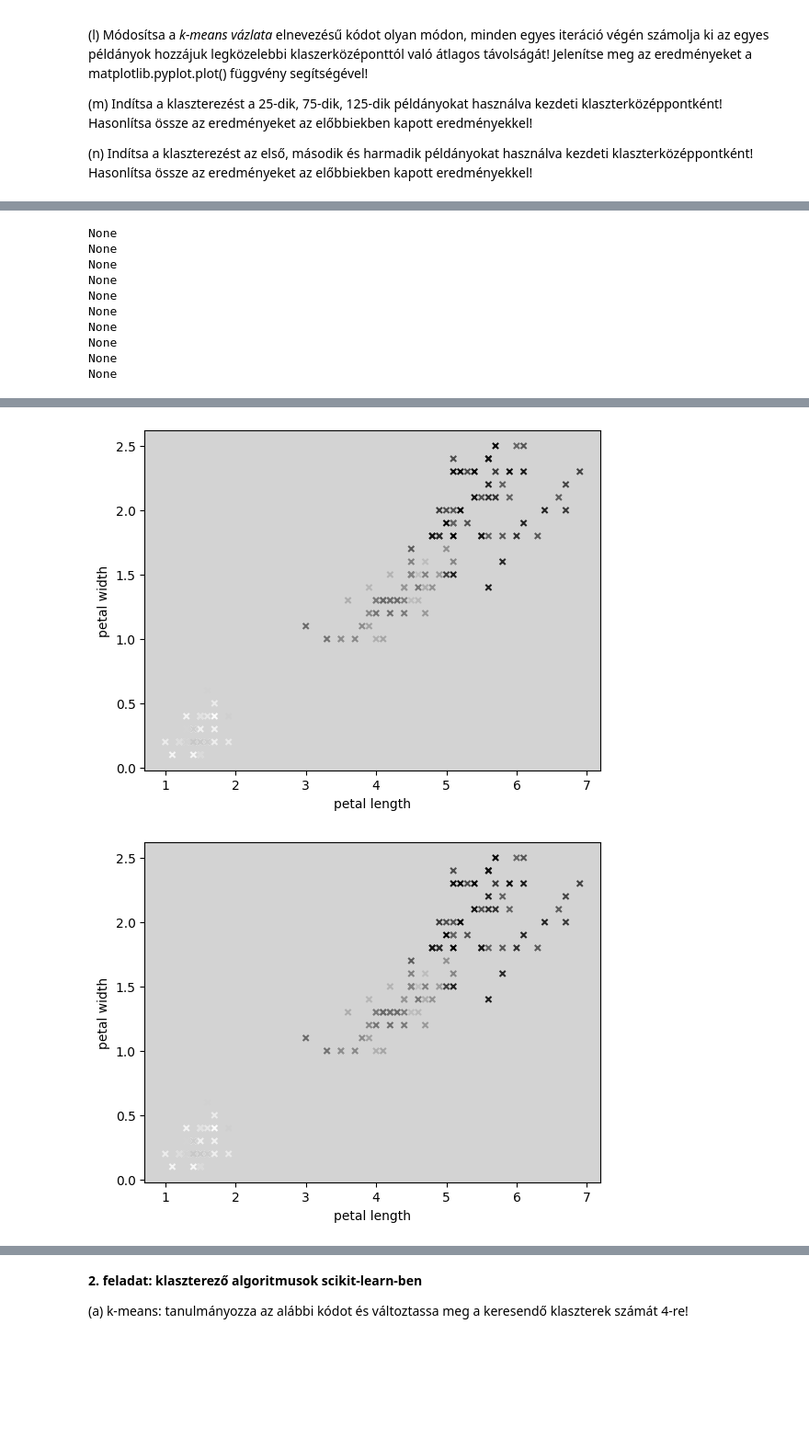
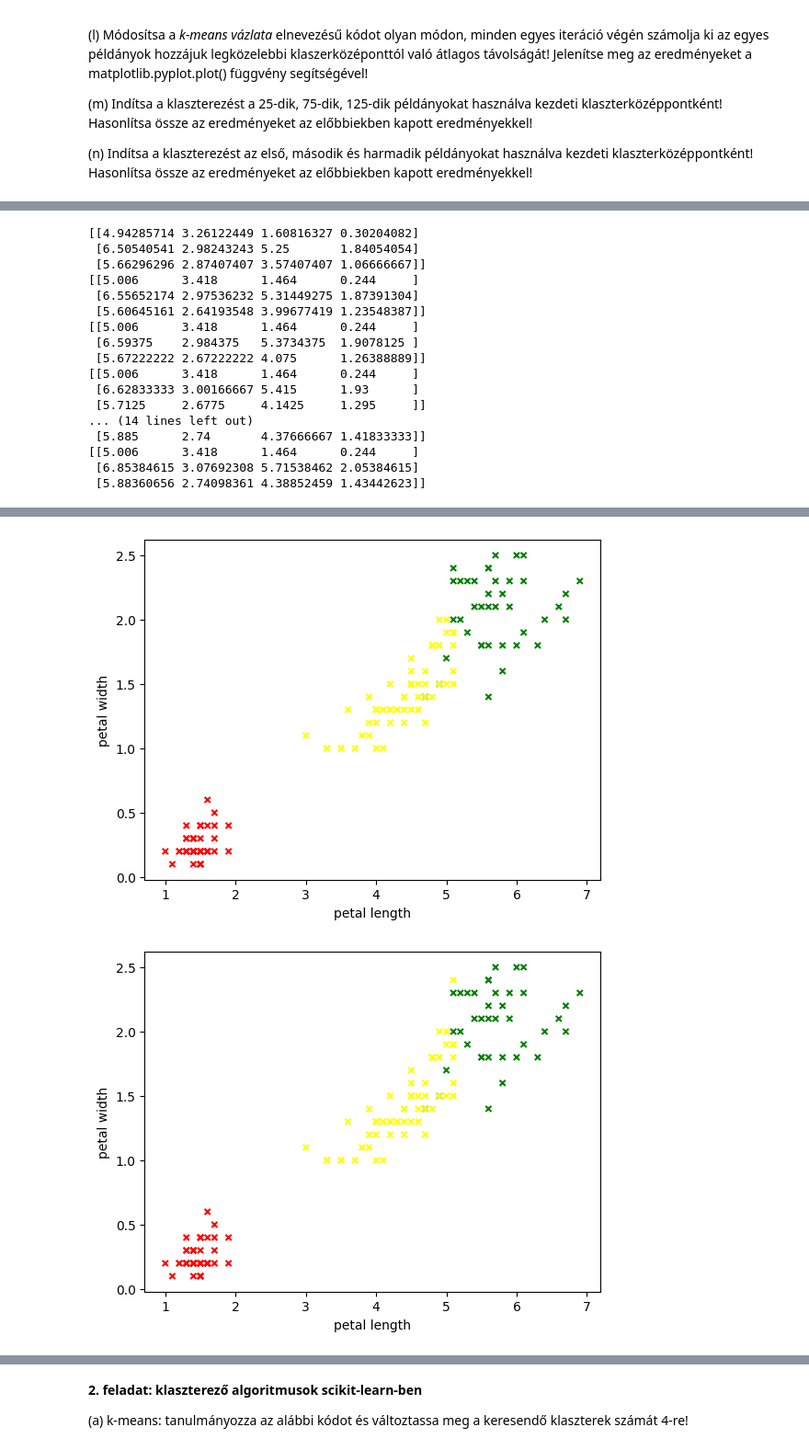
Before and after one commit to Actulus/IntelligensModszerekTantargy, a Jupyter notebook: Klaszterezes.ipynb, the cells around one changed output, grey strips where cells are left out. Shown at 92% size. Drawn from its saved outputs; the diff is of its cells as text; code cells hidden in the pictures; blank space fills up the shorter version.

```diff
--- a/Klaszterezes.ipynb
+++ b/Klaszterezes.ipynb
@@ -67,18 +63,23 @@ def initial_centroids(data):
+# %%
+def initial_centroids(data, indicies=[60, 70, 80]):
+  return data[indicies]
 # %%
 # a klaszterek sorszámozása kezdődjön 0-val
 # a függvény adjon vissza egy np.array-t, amely példányonként azt tartalmazza, hogy a hányadik klaszterba tartozik az adott példány!
 
 def calculate_clusters_of_instances(data, centroids):
-  distances = euclidean_distances(data, centroids)
-  clusters_of_instances = np.argmin(distances, axis=1)
+  distances = np.linalg.norm(data[:, np.newaxis] - centroids, axis=2)
+  cluster_assignments = np.argmin(distances, axis=1)
 
-  return np.array(clusters_of_instances)
+  return cluster_assignments
 # %%
 def calculate_new_centroids(data, calculate_clusters_of_instances, num_clusters=3):
-  new_centroids = np.zeros((num_clusters, data.shape[1]))
+  centroids = np.zeros((num_clusters, data.shape[1]))
   for i in range(num_clusters):
-    new_centroids[i] = np.mean(data[clusters_of_instances == i], axis=0)
-  return
+    cluster_data = data[calculate_clusters_of_instances == i]
+    centroids[i] = np.mean(cluster_data, axis=0)
+
+  return centroids
 # %%
 # módosítsa a k-means vázlata elnevezésű kódot olyan módon, hogy a clusters_of_instances_per_iteration elnevezésű listába (np.arrayek listájába)
 # mentse le minden iteráció végén az aktuális klaszterezést
@@ -120,8 +121,7 @@ tb = widgets.TabBar(list(range(10)), location='top')
 
 for i in range(num_iterations):
   with tb.output_to(i):
-    p = data_in_frame.plot.scatter('petal length', 'petal width',
-                                      c = colors_per_iteration[i], marker='x')
+    p = data_in_frame.plot.scatter('petal length', 'petal width', c = colors_per_iteration[i], marker='x')
 # %% [output]
 [interactive output not drawn]
 [interactive output not drawn]
@@ -147,16 +147,22 @@ for i in range(num_iterations):
   centroids = calculate_new_centroids(data, clusters_of_instances)
 
   print(centroids)
-  p = data_in_frame.plot.scatter('petal length', 'petal width',
-                                      c = clusters_of_instances, marker='x')
+  p = data_in_frame.plot.scatter('petal length', 'petal width', c = colors_per_iteration[i], marker='x')
 # %% [output]
-None
-None
-None
-None
-None
-None
-None
-None
-None
-None
+[[4.94285714 3.26122449 1.60816327 0.30204082]
+ [6.50540541 2.98243243 5.25       1.84054054]
+ [5.66296296 2.87407407 3.57407407 1.06666667]]
+[[5.006      3.418      1.464      0.244     ]
+ [6.55652174 2.97536232 5.31449275 1.87391304]
+ [5.60645161 2.64193548 3.99677419 1.23548387]]
+[[5.006      3.418      1.464      0.244     ]
+ [6.59375    2.984375   5.3734375  1.9078125 ]
+ [5.67222222 2.67222222 4.075      1.26388889]]
+[[5.006      3.418      1.464      0.244     ]
+ [6.62833333 3.00166667 5.415      1.93      ]
+ [5.7125     2.6775     4.1425     1.295     ]]
+... (14 lines left out)
+ [5.885      2.74       4.37666667 1.41833333]]
+[[5.006      3.418      1.464      0.244     ]
+ [6.85384615 3.07692308 5.71538462 2.05384615]
+ [5.88360656 2.74098361 4.38852459 1.43442623]]
@@ -171,5 +177,5 @@ None
-[figure, old version]
+[figure, new version]
-[figure, old version]
+[figure, new version]
 # %%
 # Módosítsa a k-means vázlata elnevezésű kódot olyan módon, minden egyes iteráció végén számolja ki az azonos klaszterekbe került példányok közötti
 # átlagos távolságot (intra-cluster distance)! Jelenítse meg az eredményeket a matplotlib.pyplot.plot() függvény segítségével!
```
Also changed, not shown: parts of 11 cells of this notebook.
